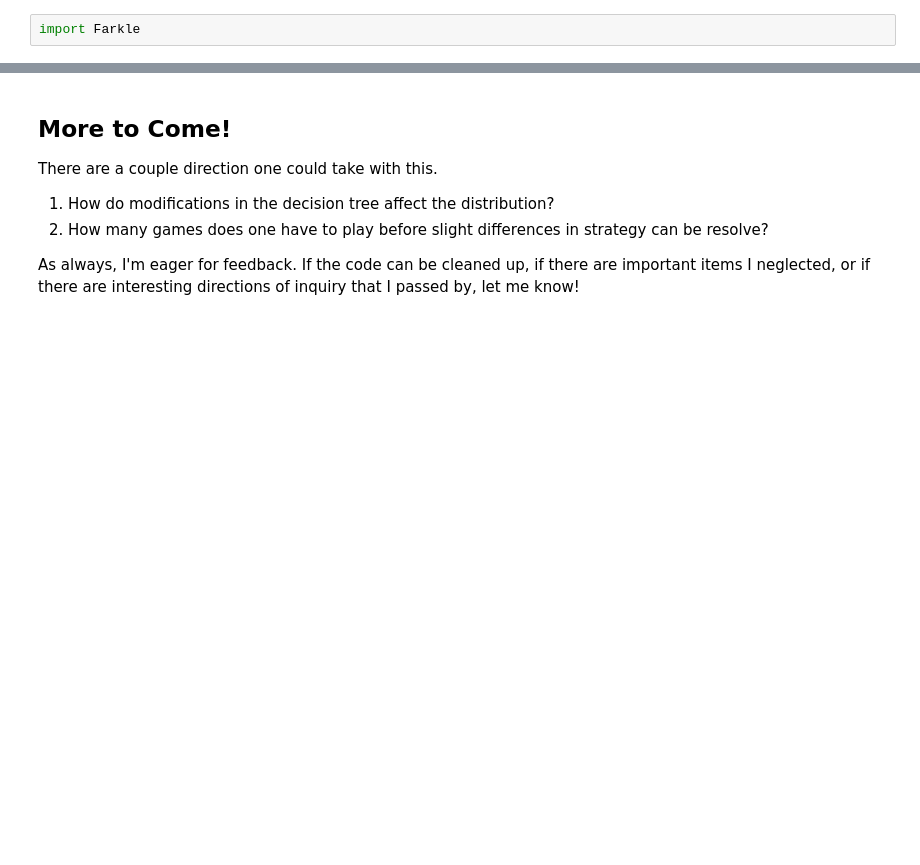
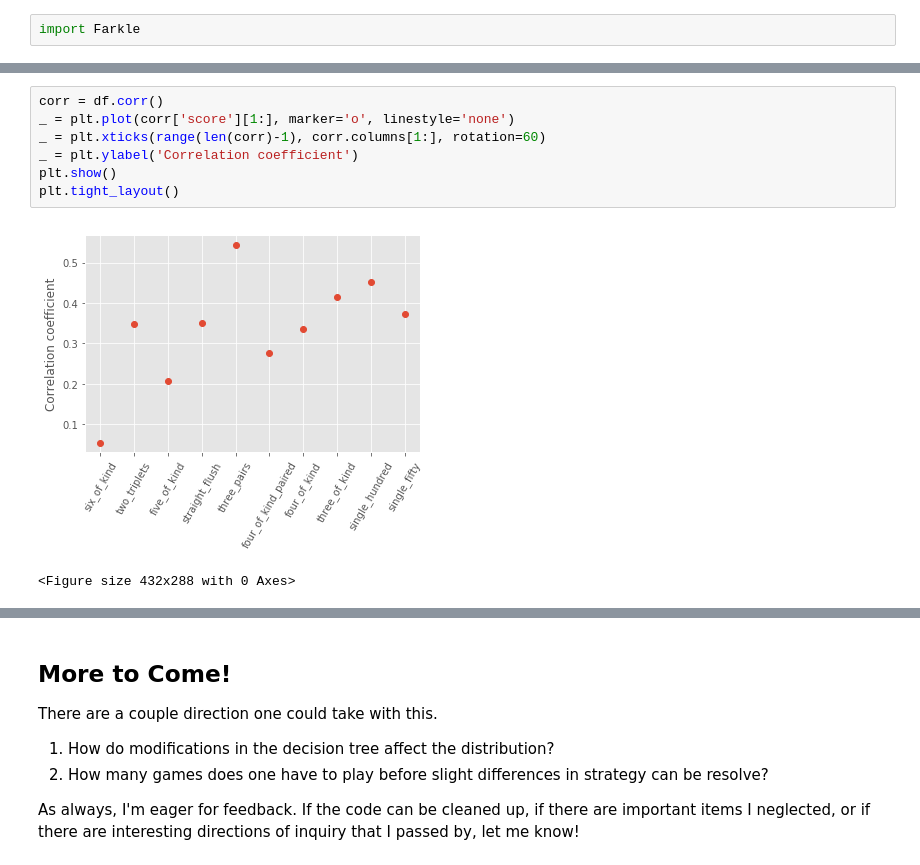
Before and after one commit to ecrowell4/RecreationalAnalytics, a Jupyter notebook: GameOfDice.ipynb, the cells around one changed output, grey strips where cells are left out. Drawn from its saved outputs; the diff is of its cells as text; blank space fills up the shorter version.

```diff
--- a/GameOfDice.ipynb
+++ b/GameOfDice.ipynb
@@ -87,0 +138,10 @@ _ = plt.ylabel('Number of occurrences')
+# %%
+corr = df.corr()
+_ = plt.plot(corr['score'][1:], marker='o', linestyle='none')
+_ = plt.xticks(range(len(corr)-1), corr.columns[1:], rotation=60)
+_ = plt.ylabel('Correlation coefficient')
+plt.show()
+plt.tight_layout()
+# %% [output]
+[figure, added]
+<Figure size 432x288 with 0 Axes>
```
Also changed, not shown: parts of 27 cells of this notebook.
